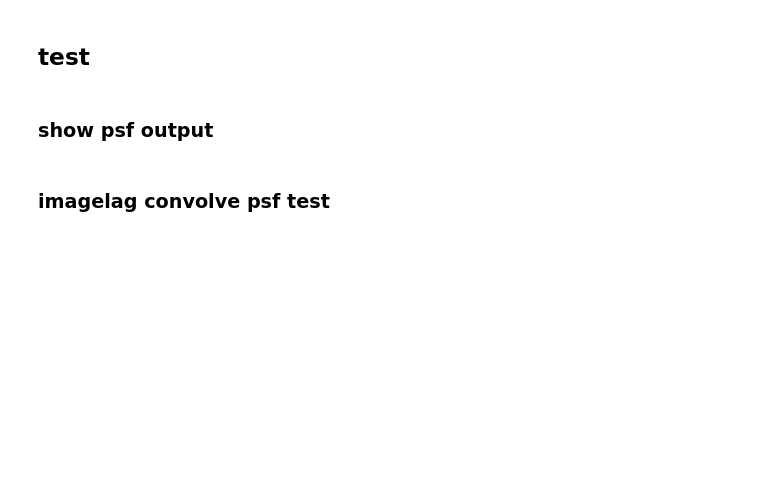
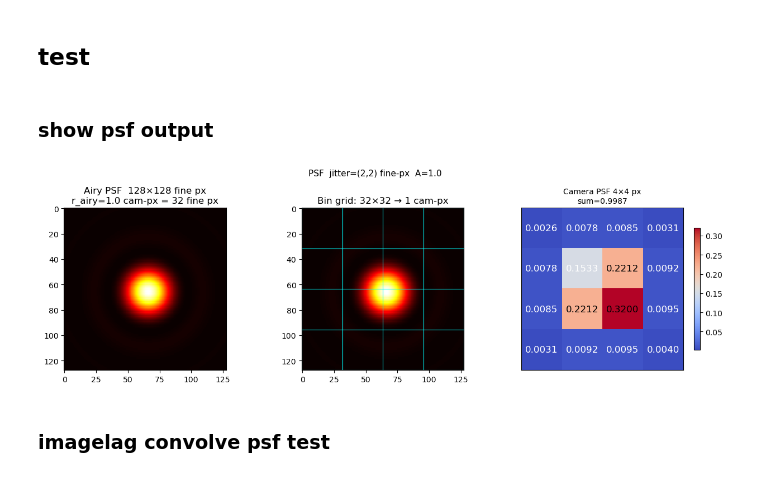
Before and after one commit to dotamh/ZP8_algo_lab, a Jupyter notebook: imagelag_filter.ipynb, the cells around one changed output. Drawn from its saved outputs; the diff is of its cells as text; code cells hidden in the pictures; blank space fills up the shorter version.

```diff
--- a/imagelag_filter.ipynb
+++ b/imagelag_filter.ipynb
@@ -386,8 +385,10 @@ for _A in [10, 50, 100]:
 # %% [markdown]
 ### show psf output
 # %%
-psf = PSF(jitter_spx=10, jitter_spy=5, A=1.0)
+psf = PSF(jitter_spx=2, jitter_spy=2, A=1.0)
 k_fine, tmpl = psf.plot()
+# %% [output]
+[figure, added]
 # %% [markdown]
 ### imagelag convolve psf test
 # %%
```
Also changed, not shown: parts of 17 cells of this notebook, 1 other file.
